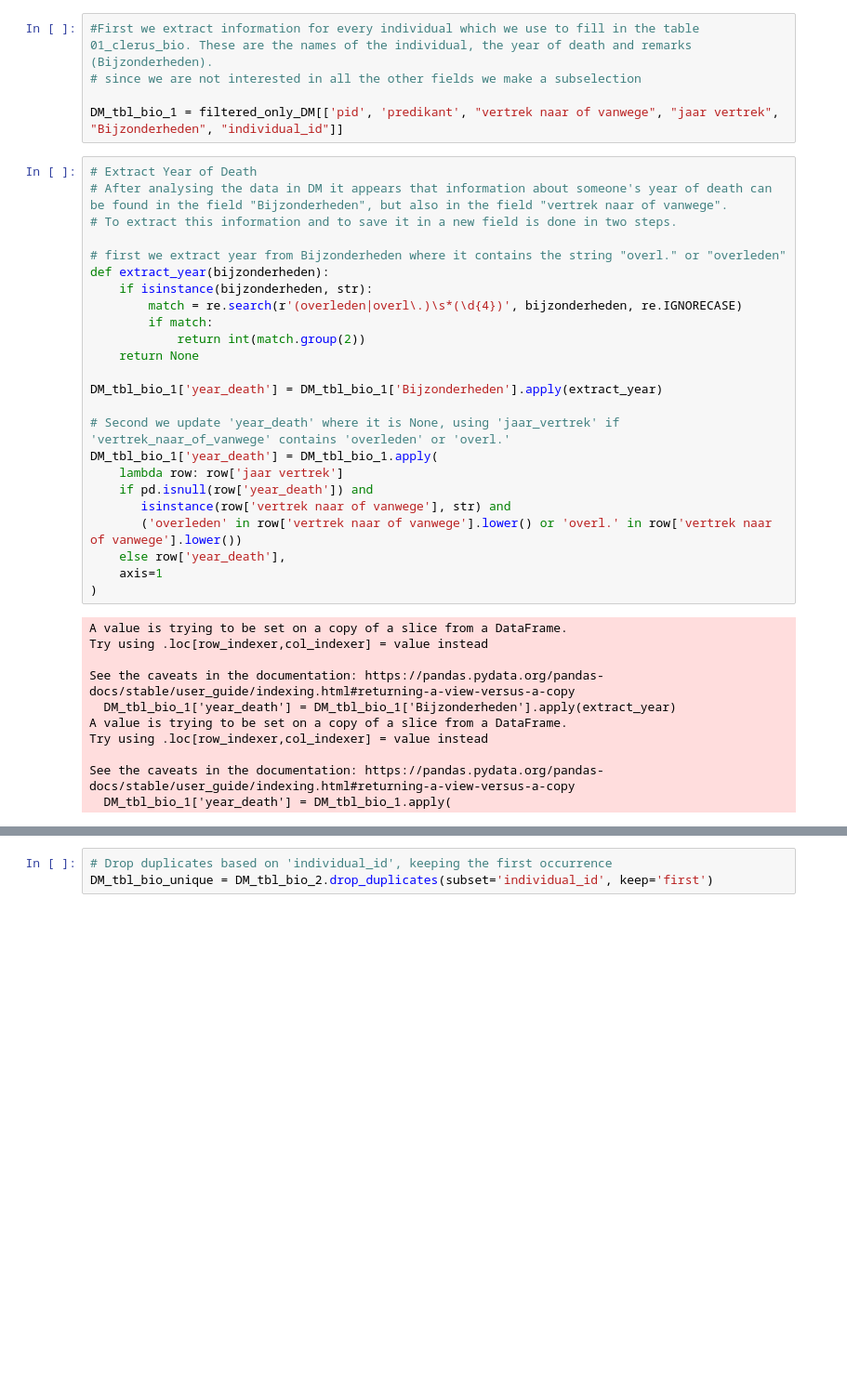
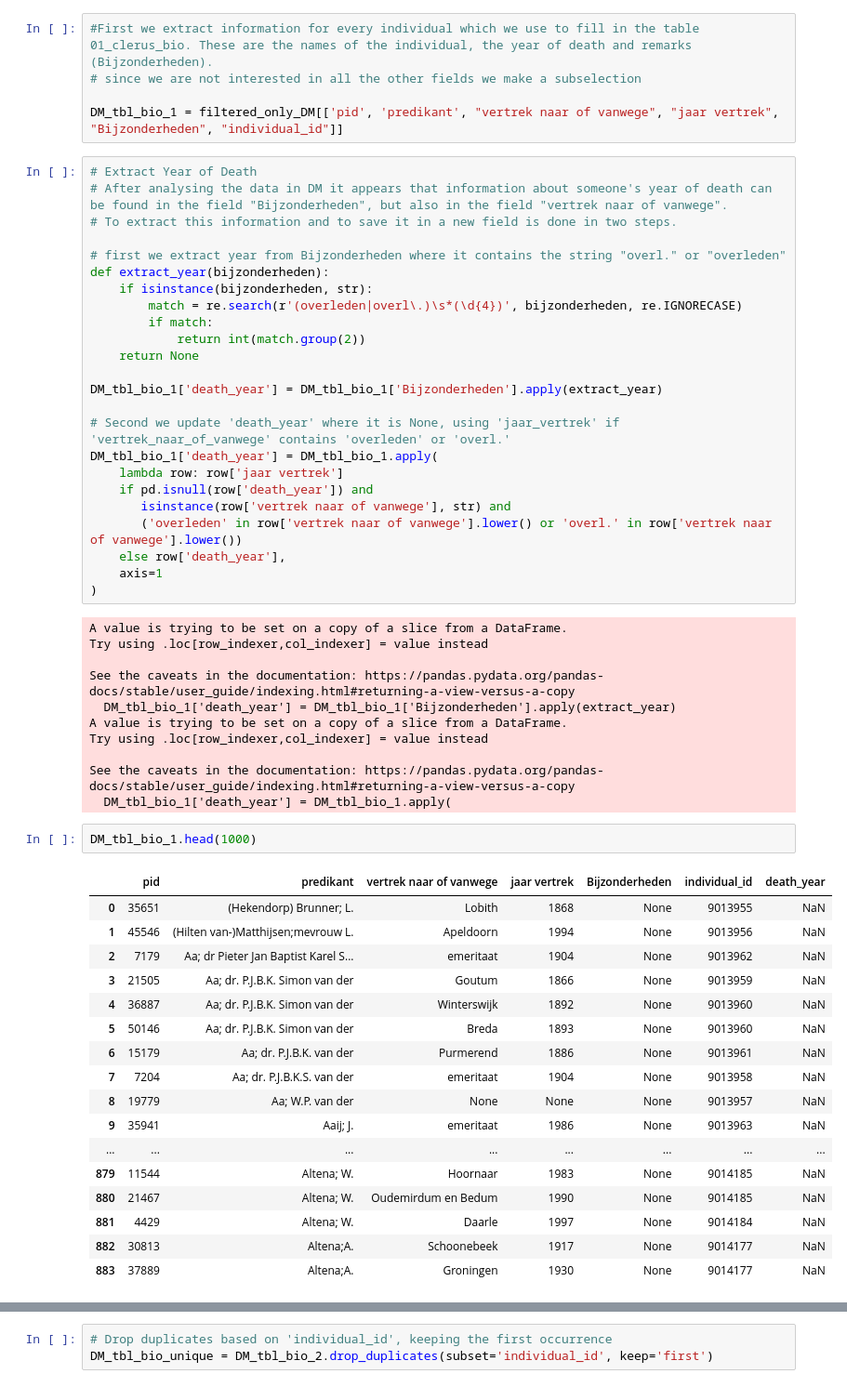
Before and after one commit to DigiDuRe/DigiDuRe, a Jupyter notebook: 1_Data_Harmonization/1_8_Integrate_DM_only_individuals.ipynb, the cells around one changed output, grey strips where cells are left out. Shown: that part at 93% size. Drawn from its saved outputs; the diff is of its cells as text; blank space fills up the shorter version.

```diff
--- a/1_Data_Harmonization/1_8_Integrate_DM_only_individuals.ipynb
+++ b/1_Data_Harmonization/1_8_Integrate_DM_only_individuals.ipynb
@@ -124,15 +156,15 @@ def extract_year(bijzonderheden):
             return int(match.group(2))
     return None
 
-DM_tbl_bio_1['year_death'] = DM_tbl_bio_1['Bijzonderheden'].apply(extract_year)
+DM_tbl_bio_1['death_year'] = DM_tbl_bio_1['Bijzonderheden'].apply(extract_year)
 
-# Second we update 'year_death' where it is None, using 'jaar_vertrek' if 'vertrek_naar_of_vanwege' contains 'overleden' or 'overl.'
-DM_tbl_bio_1['year_death'] = DM_tbl_bio_1.apply(
+# Second we update 'death_year' where it is None, using 'jaar_vertrek' if 'vertrek_naar_of_vanwege' contains 'overleden' or 'overl.'
+DM_tbl_bio_1['death_year'] = DM_tbl_bio_1.apply(
     lambda row: row['jaar vertrek']
-    if pd.isnull(row['year_death']) and
+    if pd.isnull(row['death_year']) and
        isinstance(row['vertrek naar of vanwege'], str) and
        ('overleden' in row['vertrek naar of vanwege'].lower() or 'overl.' in row['vertrek naar of vanwege'].lower())
-    else row['year_death'],
+    else row['death_year'],
     axis=1
 )
 # %% [output]
@@ -140,11 +172,31 @@ A value is trying to be set on a copy of a slice from a DataFrame.
 Try using .loc[row_indexer,col_indexer] = value instead
 
 See the caveats in the documentation: https://pandas.pydata.org/pandas-docs/stable/user_guide/indexing.html#returning-a-view-versus-a-copy
-  DM_tbl_bio_1['year_death'] = DM_tbl_bio_1['Bijzonderheden'].apply(extract_year)
+  DM_tbl_bio_1['death_year'] = DM_tbl_bio_1['Bijzonderheden'].apply(extract_year)
 A value is trying to be set on a copy of a slice from a DataFrame.
 Try using .loc[row_indexer,col_indexer] = value instead
 
 See the caveats in the documentation: https://pandas.pydata.org/pandas-docs/stable/user_guide/indexing.html#returning-a-view-versus-a-copy
-  DM_tbl_bio_1['year_death'] = DM_tbl_bio_1.apply(
+  DM_tbl_bio_1['death_year'] = DM_tbl_bio_1.apply(
+# %%
+DM_tbl_bio_1.head(1000)
+# %% [output]
+|  | pid | predikant | vertrek naar of vanwege | jaar vertrek | Bijzonderheden | individual_id | death_year |
+| 0 | 35651 | (Hekendorp) Brunner; L. | Lobith | 1868 | None | 9013955 | NaN |
+| 1 | 45546 | (Hilten van-)Matthijsen;mevrouw L. | Apeldoorn | 1994 | None | 9013956 | NaN |
+| 2 | 7179 | Aa; dr Pieter Jan Baptist Karel S... | emeritaat | 1904 | None | 9013962 | NaN |
+| 3 | 21505 | Aa; dr. P.J.B.K. Simon van der | Goutum | 1866 | None | 9013959 | NaN |
+| 4 | 36887 | Aa; dr. P.J.B.K. Simon van der | Winterswijk | 1892 | None | 9013960 | NaN |
+| 5 | 50146 | Aa; dr. P.J.B.K. Simon van der | Breda | 1893 | None | 9013960 | NaN |
+| 6 | 15179 | Aa; dr. P.J.B.K. van der | Purmerend | 1886 | None | 9013961 | NaN |
+| 7 | 7204 | Aa; dr. P.J.B.K.S. van der | emeritaat | 1904 | None | 9013958 | NaN |
+| 8 | 19779 | Aa; W.P. van der | None | None | None | 9013957 | NaN |
+| 9 | 35941 | Aaij; J. | emeritaat | 1986 | None | 9013963 | NaN |
+| ... | ... | ... | ... | ... | ... | ... | ... |
+| 879 | 11544 | Altena; W. | Hoornaar | 1983 | None | 9014185 | NaN |
+| 880 | 21467 | Altena; W. | Oudemirdum en Bedum | 1990 | None | 9014185 | NaN |
+| 881 | 4429 | Altena; W. | Daarle | 1997 | None | 9014184 | NaN |
+| 882 | 30813 | Altena;A. | Schoonebeek | 1917 | None | 9014177 | NaN |
+| 883 | 37889 | Altena;A. | Groningen | 1930 | None | 9014177 | NaN |
 # %%
 # Next we need to make another subselection of the data to get only the name, clerus_id, year of death and remarks.
```
Also changed, not shown: parts of 22 cells of this notebook, 1 other file.
